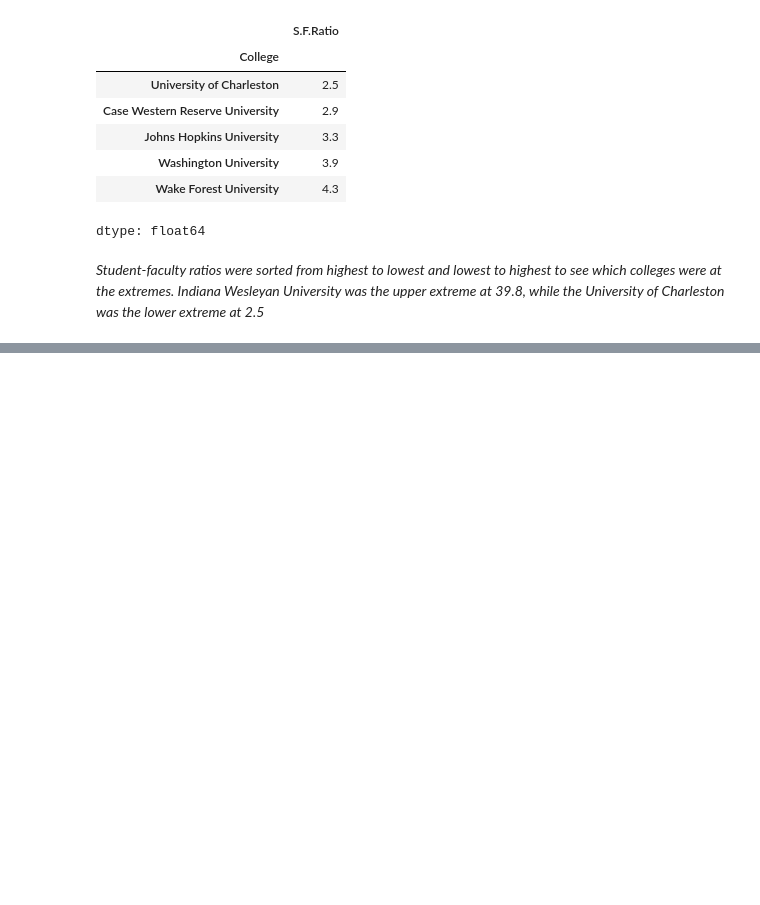
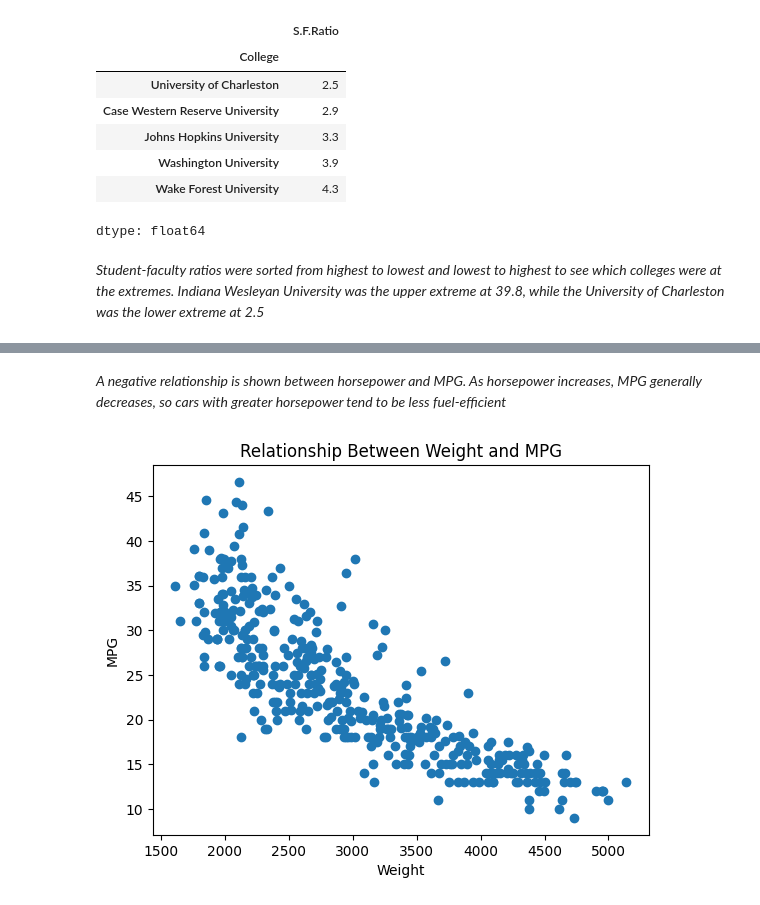
Before and after one commit to ashsiendo/DATA-201-Labs, a Jupyter notebook: Assignments/Week2_HW.ipynb, the cells around one changed output, grey strips where cells are left out. Saved outputs shown, nothing was run; the diff lists cells and outputs as text; code cells hidden in the pictures; blank space fills up the shorter version.

```diff
--- a/Assignments/Week2_HW.ipynb
+++ b/Assignments/Week2_HW.ipynb
@@ -225,0 +379,12 @@ dtype: float64
+# %% [markdown]
+*A negative relationship is shown between horsepower and MPG. As horsepower increases, MPG generally decreases, so cars with greater horsepower tend to be less fuel-efficient*
+# %%
+plt.scatter(auto["weight"], auto["mpg"])
+
+plt.xlabel("Weight")
+plt.ylabel("MPG")
+plt.title("Relationship Between Weight and MPG")
+
+plt.show()
+# %% [output]
+[figure, added]
```
Also changed, not shown: parts of 32 cells of this notebook.
